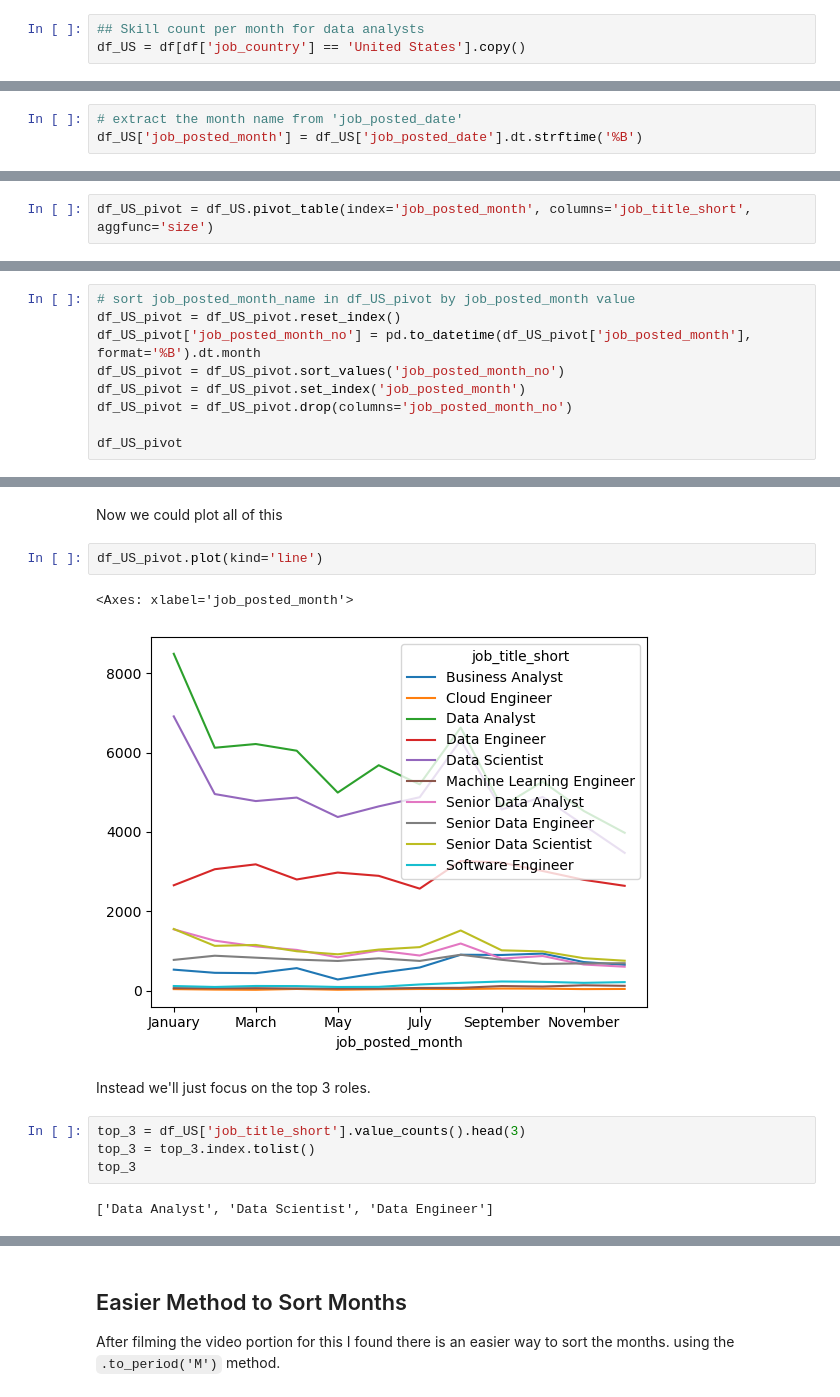
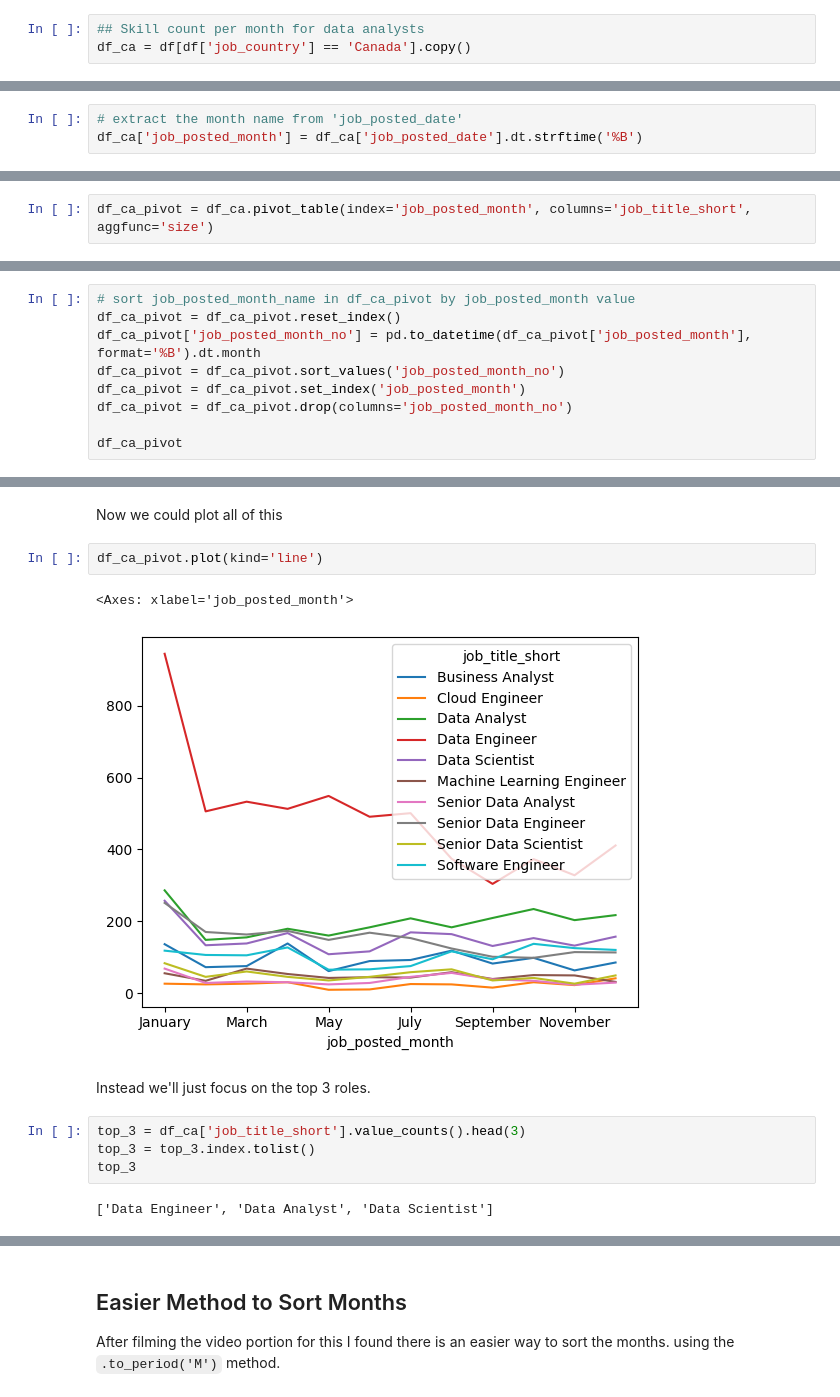
Before and after one commit to Abubakar-colla/PYTHON_DATA_PROJECT, a Jupyter notebook: 2_Advanced/06_Exercise_Job_Demand.ipynb, the cells around one changed output, grey strips where cells are left out. Saved outputs shown, nothing was run; the diff lists cells and outputs as text.

```diff
--- a/2_Advanced/06_Exercise_Job_Demand.ipynb
+++ b/2_Advanced/06_Exercise_Job_Demand.ipynb
@@ -39,13 +39,13 @@ df['job_posted_date'] = pd.to_datetime(df['job_posted_date'])
 1. First step is we're only going to look at roles in the United States. So we're going to create a copy of our DataFrame and only include roles that are in the United States.
 # %%
 ## Skill count per month for data analysts
-df_US = df[df['job_country'] == 'United States'].copy()
+df_ca = df[df['job_country'] == 'Canada'].copy()
 # %% [markdown]
 2. Since we're getting the count by month we need to aggregate by month. We can do this by first extracting the month from our `job_posted_date` column.
 # %%
 # extract the month name from 'job_posted_date'
-df_US['job_posted_month'] = df_US['job_posted_date'].dt.strftime('%B')
+df_ca['job_posted_month'] = df_ca['job_posted_date'].dt.strftime('%B')
 # %% [markdown]
 3. Next let's pivot by month and `job_title_short` and get the count.
 # %%
-df_US_pivot = df_US.pivot_table(index='job_posted_month', columns='job_title_short', aggfunc='size')
+df_ca_pivot = df_ca.pivot_table(index='job_posted_month', columns='job_title_short', aggfunc='size')
@@ -71,14 +71,14 @@ df_US_pivot
 
 NOTE: See bottom of this notebook for easier way to do this.
 # %%
-# sort job_posted_month_name in df_US_pivot by job_posted_month value
-df_US_pivot = df_US_pivot.reset_index()
-df_US_pivot['job_posted_month_no'] = pd.to_datetime(df_US_pivot['job_posted_month'], format='%B').dt.month
-df_US_pivot = df_US_pivot.sort_values('job_posted_month_no')
-df_US_pivot = df_US_pivot.set_index('job_posted_month')
-df_US_pivot = df_US_pivot.drop(columns='job_posted_month_no')
+# sort job_posted_month_name in df_ca_pivot by job_posted_month value
+df_ca_pivot = df_ca_pivot.reset_index()
+df_ca_pivot['job_posted_month_no'] = pd.to_datetime(df_ca_pivot['job_posted_month'], format='%B').dt.month
+df_ca_pivot = df_ca_pivot.sort_values('job_posted_month_no')
+df_ca_pivot = df_ca_pivot.set_index('job_posted_month')
+df_ca_pivot = df_ca_pivot.drop(columns='job_posted_month_no')
 
-df_US_pivot
+df_ca_pivot
 # %% [output]
 | job_title_short | Business Analyst | Cloud Engineer | Data Analyst | Data Engineer | Data Scientist | ... |
 | job_posted_month |  |  |  |  |  | ... |
@@ -99,16 +99,16 @@ df_US_pivot
 # %% [markdown]
 Now we could plot all of this
 # %%
-df_US_pivot.plot(kind='line')
+df_ca_pivot.plot(kind='line')
 # %% [output]
 <Axes: xlabel='job_posted_month'>
-[figure, old version]
+[figure, new version]
 # %% [markdown]
 Instead we'll just focus on the top 3 roles.
 # %%
-top_3 = df_US['job_title_short'].value_counts().head(3)
+top_3 = df_ca['job_title_short'].value_counts().head(3)
 top_3 = top_3.index.tolist()
 top_3
 # %% [output]
-['Data Analyst', 'Data Scientist', 'Data Engineer']
+['Data Engineer', 'Data Analyst', 'Data Scientist']
 # %%
```
Also changed, not shown: parts of 7 cells of this notebook, 7 other files.
